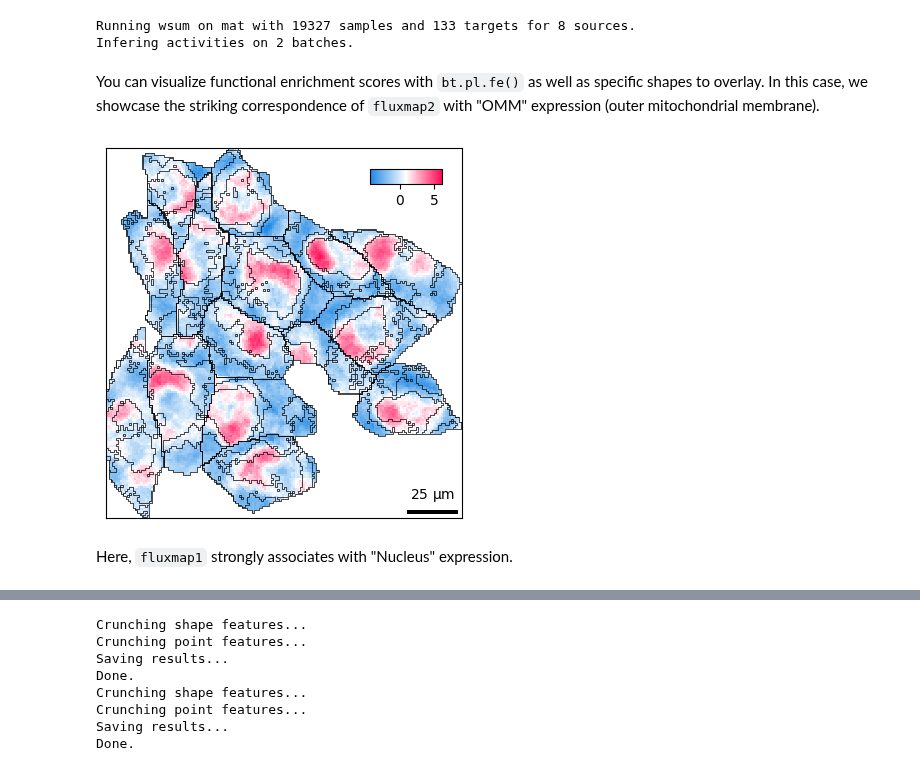
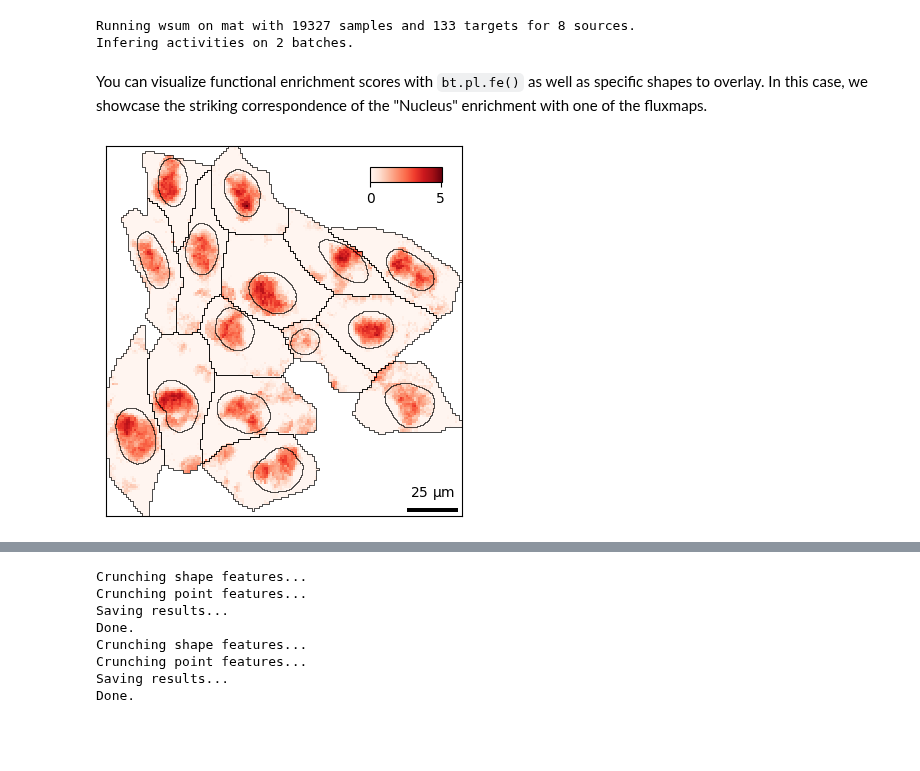
Before and after one commit to ckmah/bento-tools, a Jupyter notebook: docs/source/tutorial_gallery/Main_Guide.ipynb, the cells around one changed output, grey strips where cells are left out. Drawn from its saved outputs; the diff is of its cells as text; code cells hidden in the pictures; blank space fills up the shorter version.

```diff
--- a/docs/source/tutorial_gallery/Main_Guide.ipynb
+++ b/docs/source/tutorial_gallery/Main_Guide.ipynb
@@ -142,16 +146,14 @@ bt.tl.fe_fazal2019(sdata)
 Running wsum on mat with 19327 samples and 133 targets for 8 sources.
 Infering activities on 2 batches.
 # %% [markdown]
-You can visualize functional enrichment scores with `bt.pl.fe()` as well as specific shapes to overlay. In this case, we showcase the striking correspondence of `fluxmap2` with "OMM" expression (outer mitochondrial membrane).
+You can visualize functional enrichment scores with `bt.pl.fe()` as well as specific shapes to overlay. In this case, we showcase the striking correspondence of the "Nucleus" enrichment with one of the fluxmaps.
 # %%
-# bt.pl.shapes(sdata, shapes=["fluxmap1_boundaries"])
 bt.pl.fe(
     sdata,
-    "flux_OMM",
+    "flux_Nucleus",
+    cmap="Reds",
     res=res,
-    shapes=["fluxmap1", "cell_boundaries"],
+    vmin=0,
 )
 # %% [output]
-[figure, old version]
+[figure, new version]
-# %% [markdown]
-Here, `fluxmap1` strongly associates with "Nucleus" expression.
```
Also changed, not shown: parts of 6 cells of this notebook, 5 other files.
